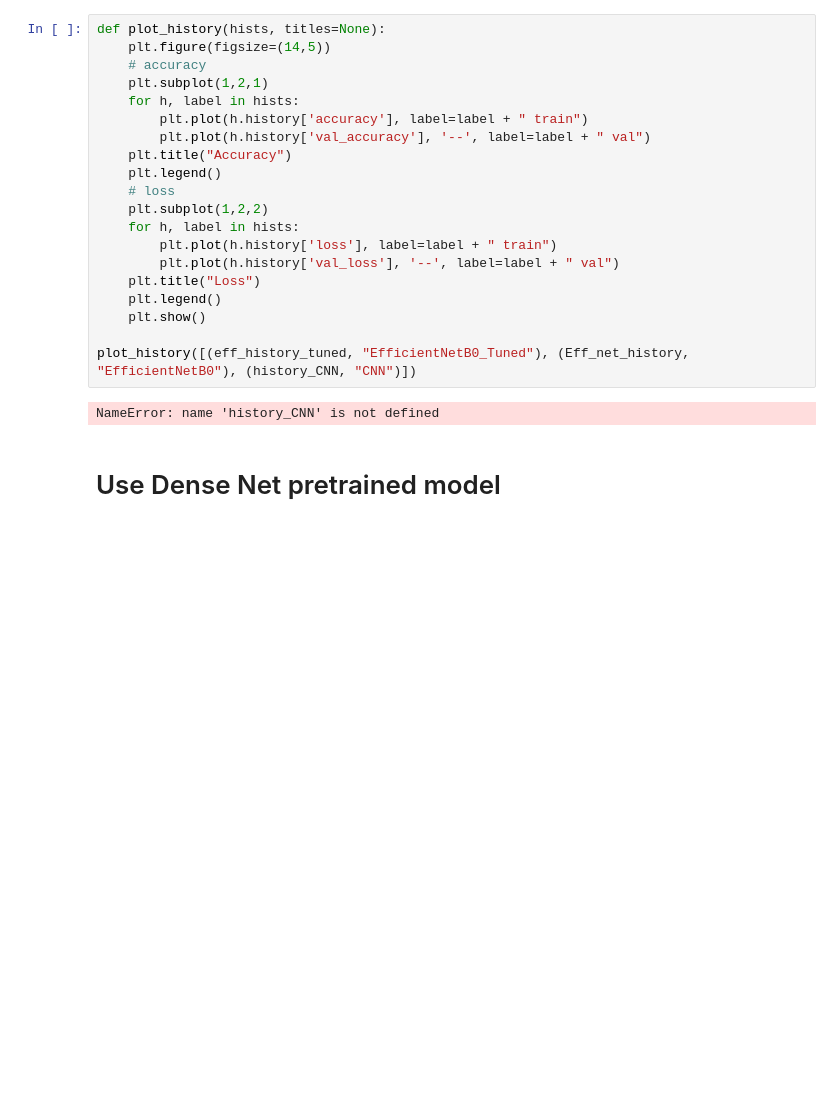
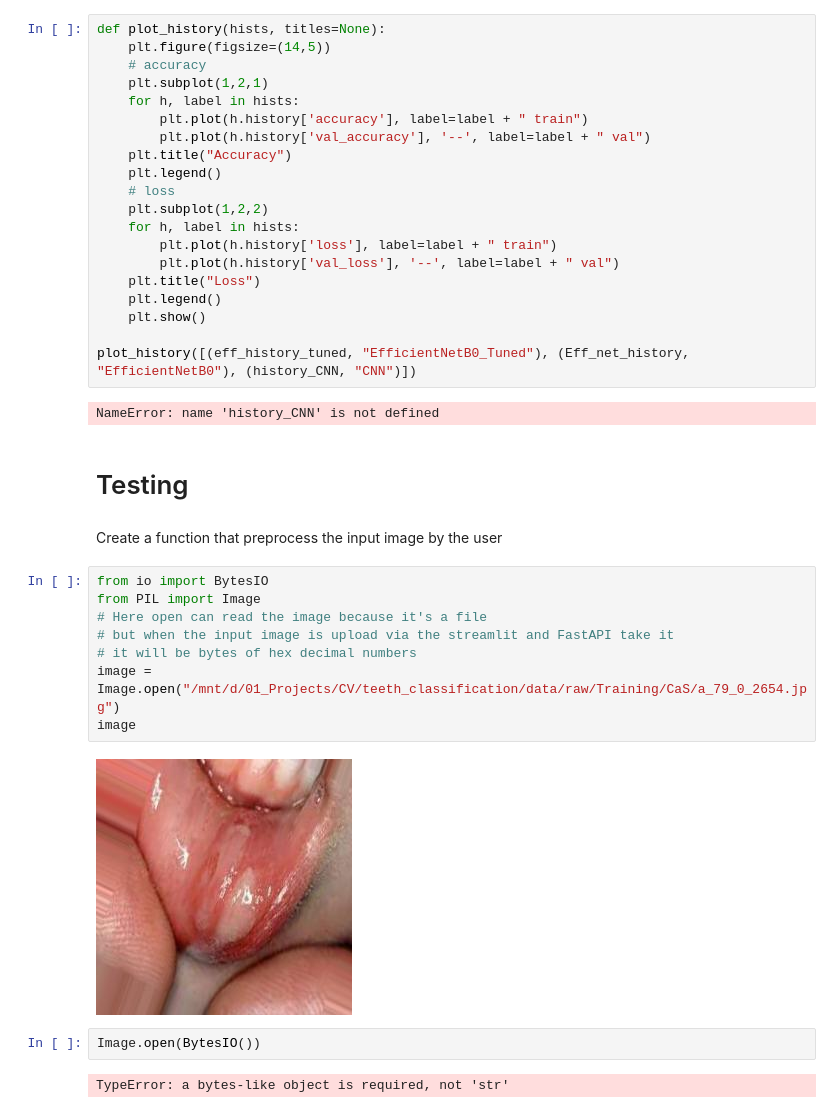
Before and after one commit to tamer-elkoT/Teeth_Classification, a Jupyter notebook: notebooks/teeth-classification-transfer-learning.ipynb, the cells around one changed output. Saved outputs shown, nothing was run; the diff lists cells and outputs as text; blank space fills up the shorter version.

Commit message:
Finish the logic of preprocess image and predict image

```diff
--- a/notebooks/teeth-classification-transfer-learning.ipynb
+++ b/notebooks/teeth-classification-transfer-learning.ipynb
@@ -1312,5 +1304,21 @@ def plot_history(hists, titles=None):
 plot_history([(eff_history_tuned, "EfficientNetB0_Tuned"), (Eff_net_history, "EfficientNetB0"), (history_CNN, "CNN")])
 # %% [output]
 NameError: name 'history_CNN' is not defined
-# %% [markdown]
-# Use Dense Net pretrained model
+# %% [markdown]
+# Testing
+# %% [markdown]
+Create a function that preprocess the input image by the user
+# %%
+from io import BytesIO
+from PIL import Image
+# Here open can read the image because it's a file
+# but when the input image is upload via the streamlit and FastAPI take it
+# it will be bytes of hex decimal numbers
+image = Image.open("/mnt/d/01_Projects/CV/teeth_classification/data/raw/Training/CaS/a_79_0_2654.jpg")
+image
+# %% [output]
+[figure, added]
+# %%
+Image.open(BytesIO())
+# %% [output]
+TypeError: a bytes-like object is required, not 'str'
```
Also changed, not shown: parts of 34 cells of this notebook, 2 other files.
